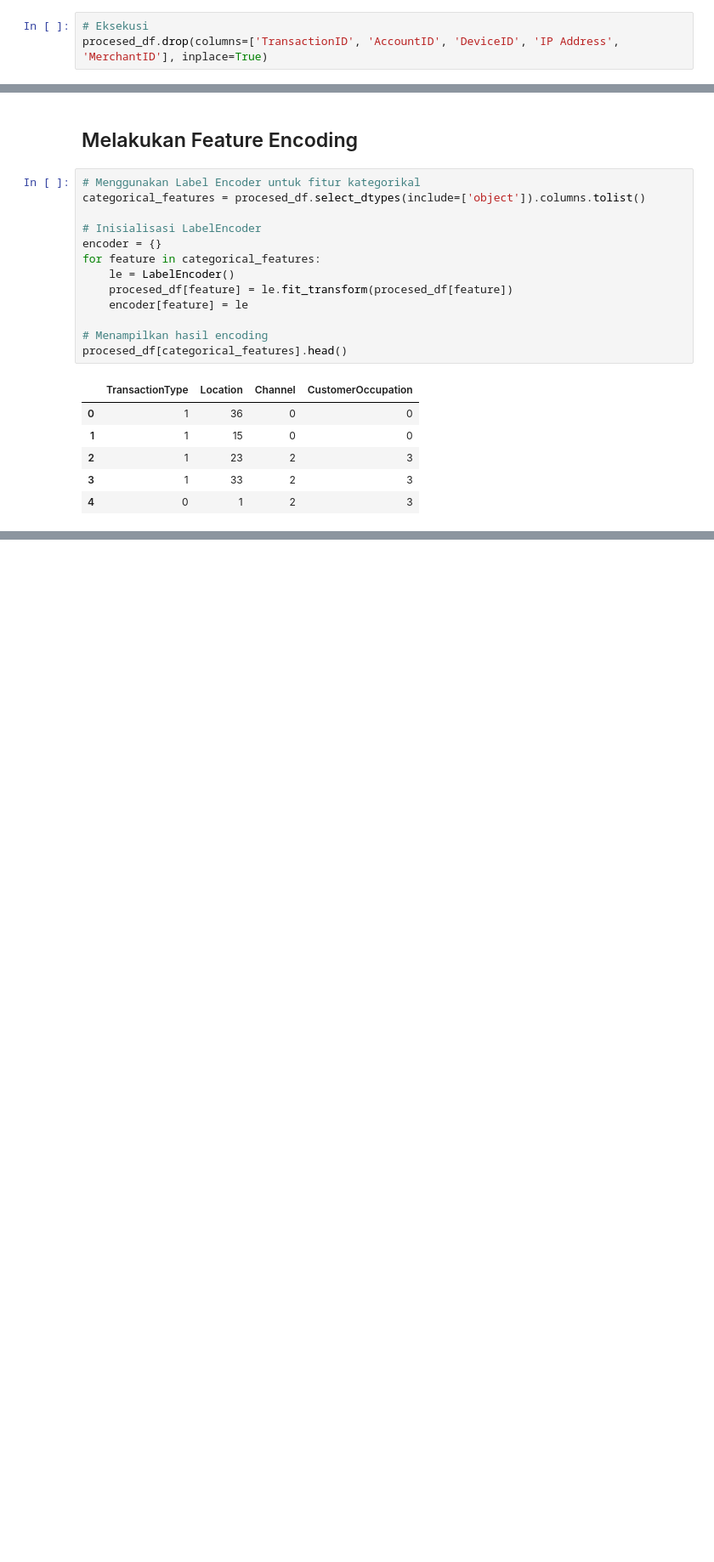
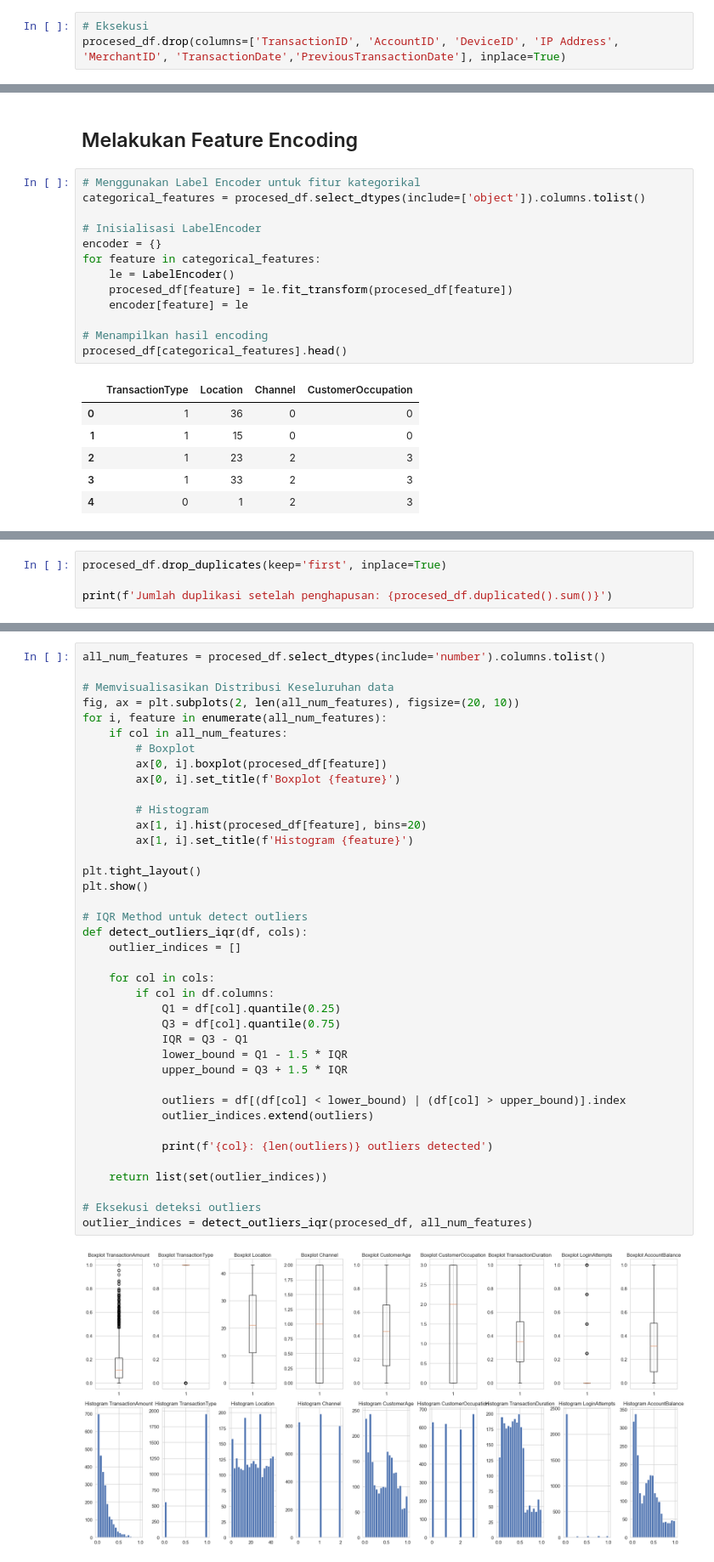
Before and after one commit to BagasNuryaman15/BMLP_SatriaDirgantaraNuryaman, a Jupyter notebook: [Clustering]BMLP_SatriaDirgantaraNuryaman.ipynb, the cells around one changed output, grey strips where cells are left out. Shown at 85% size. Cells and saved outputs as stored; diff of their text form; blank space fills up the shorter version.

Commit message:
Sudah menyelesaikan Data Preprocessing, memasuki Membangun Model Clustering

```diff
--- a/[Clustering]BMLP_SatriaDirgantaraNuryaman.ipynb
+++ b/[Clustering]BMLP_SatriaDirgantaraNuryaman.ipynb
@@ -1296,4 +1296,4 @@ procesed_df[numerical_feature].head()
 ## Menghapus Fitur Fitur yang tidak relevan
 # %%
 # Eksekusi
-procesed_df.drop(columns=['TransactionID', 'AccountID', 'DeviceID', 'IP Address', 'MerchantID'], inplace=True)
+procesed_df.drop(columns=['TransactionID', 'AccountID', 'DeviceID', 'IP Address', 'MerchantID', 'TransactionDate','PreviousTransactionDate'], inplace=True)
@@ -1321,0 +1496,4 @@ procesed_df[categorical_features].head()
+# %%
+procesed_df.drop_duplicates(keep='first', inplace=True)
+
+print(f'Jumlah duplikasi setelah penghapusan: {procesed_df.duplicated().sum()}')
@@ -1321,0 +1504,41 @@ procesed_df[categorical_features].head()
+# %%
+all_num_features = procesed_df.select_dtypes(include='number').columns.tolist()
+
+# Memvisualisasikan Distribusi Keseluruhan data
+fig, ax = plt.subplots(2, len(all_num_features), figsize=(20, 10))
+for i, feature in enumerate(all_num_features):
+    if col in all_num_features:
+        # Boxplot
+        ax[0, i].boxplot(procesed_df[feature])
+        ax[0, i].set_title(f'Boxplot {feature}')
+
+        # Histogram
+        ax[1, i].hist(procesed_df[feature], bins=20)
+        ax[1, i].set_title(f'Histogram {feature}')
+
+plt.tight_layout()
+plt.show()
+
+# IQR Method untuk detect outliers
+def detect_outliers_iqr(df, cols):
+    outlier_indices = []
+
+    for col in cols:
+        if col in df.columns:
+            Q1 = df[col].quantile(0.25)
+            Q3 = df[col].quantile(0.75)
+            IQR = Q3 - Q1
+            lower_bound = Q1 - 1.5 * IQR
+            upper_bound = Q3 + 1.5 * IQR
+
+            outliers = df[(df[col] < lower_bound) | (df[col] > upper_bound)].index
+            outlier_indices.extend(outliers)
+
+            print(f'{col}: {len(outliers)} outliers detected')
+
+    return list(set(outlier_indices))
+
+# Eksekusi deteksi outliers
+outlier_indices = detect_outliers_iqr(procesed_df, all_num_features)
+# %% [output]
+[figure, added]
```
Also changed, not shown: parts of 28 cells of this notebook, 1 other file.
